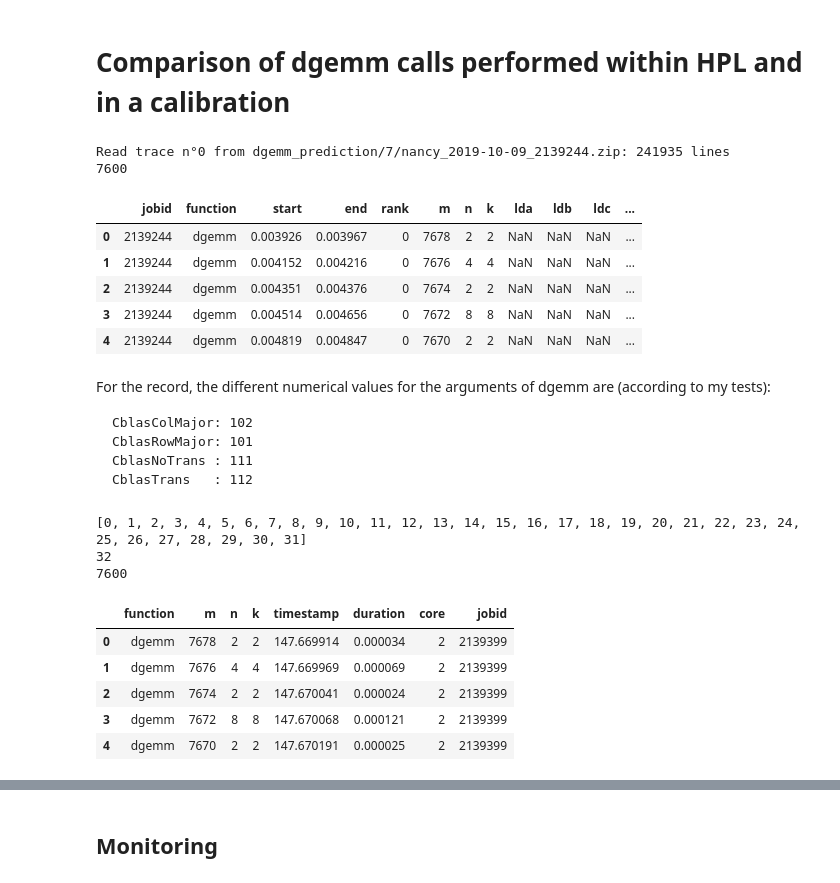
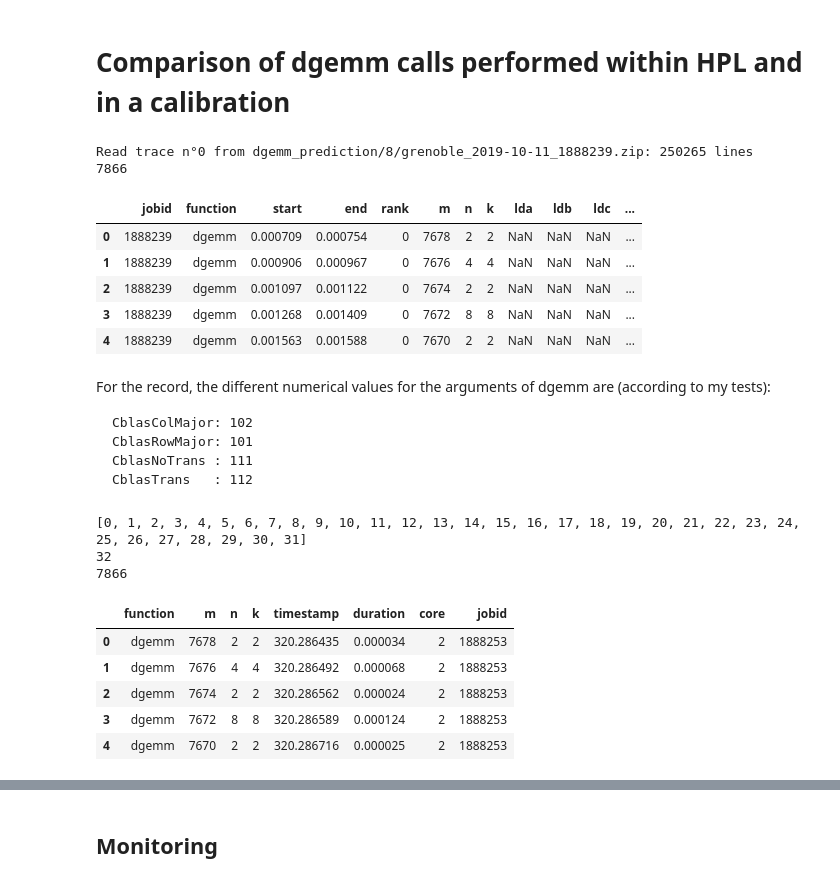
Before and after one commit to Ezibenroc/calibration_analysis, a Jupyter notebook: dahu/hpl/hpl_trace_dgemm_comparison.ipynb, the cells around one changed output, grey strips where cells are left out. Drawn from its saved outputs; the diff is of its cells as text; code cells hidden in the pictures.

````diff
--- a/dahu/hpl/hpl_trace_dgemm_comparison.ipynb
+++ b/dahu/hpl/hpl_trace_dgemm_comparison.ipynb
@@ -26,36 +26,36 @@ def get_yaml(archive_name, yaml_name):
     archive = zipfile.ZipFile(archive_name)
     return yaml.load(io.BytesIO(archive.read(yaml_name)))
 # %%
-archive = 'dgemm_prediction/7/nancy_2019-10-09_2139244.zip'
+archive = 'dgemm_prediction/8/grenoble_2019-10-11_1888239.zip'
 
 def read_archive(archive_name, exp_id):
     blas_col = ['file', 'line', 'function', 'rank', 'timestamp', 'duration', 'm', 'n', 'k', 'lda', 'ldb', 'ldc', 'layout', 'transA', 'transB']
     df = read_csv(archive_name, 'trace_blas_%d.csv' % exp_id, columns=blas_col)
     print('Read trace n°%d from %s: %6d lines' % (exp_id, archive_name, len(df)))
     df['start'] = df.timestamp
     df['end'] = df.timestamp + df.duration
     df = df[['jobid', 'function', 'start', 'end', 'rank', 'm', 'n', 'k', 'lda', 'ldb', 'ldc', 'layout', 'transA', 'transB', 'duration']]
     df['function'] = df['function'].str.strip()
     df['exp_id'] = exp_id
     return df
 
 traces = read_archive(archive, 0)
 
 traces = traces[(traces['function'] == 'dgemm') & (traces['rank'] == 0)].reset_index(drop=True)
 traces.m = traces.m.astype(int)
 traces.n = traces.n.astype(int)
 traces.k = traces.k.astype(int)
 print(len(traces))
 traces.head()
 # %% [output]
-Read trace n°0 from dgemm_prediction/7/nancy_2019-10-09_2139244.zip: 241935 lines
-7600
+Read trace n°0 from dgemm_prediction/8/grenoble_2019-10-11_1888239.zip: 250265 lines
+7866
 |  | jobid | function | start | end | rank | m | n | k | lda | ldb | ldc | ... |
-| 0 | 2139244 | dgemm | 0.003926 | 0.003967 | 0 | 7678 | 2 | 2 | NaN | NaN | NaN | ... |
-| 1 | 2139244 | dgemm | 0.004152 | 0.004216 | 0 | 7676 | 4 | 4 | NaN | NaN | NaN | ... |
-| 2 | 2139244 | dgemm | 0.004351 | 0.004376 | 0 | 7674 | 2 | 2 | NaN | NaN | NaN | ... |
-| 3 | 2139244 | dgemm | 0.004514 | 0.004656 | 0 | 7672 | 8 | 8 | NaN | NaN | NaN | ... |
-| 4 | 2139244 | dgemm | 0.004819 | 0.004847 | 0 | 7670 | 2 | 2 | NaN | NaN | NaN | ... |
+| 0 | 1888239 | dgemm | 0.000709 | 0.000754 | 0 | 7678 | 2 | 2 | NaN | NaN | NaN | ... |
+| 1 | 1888239 | dgemm | 0.000906 | 0.000967 | 0 | 7676 | 4 | 4 | NaN | NaN | NaN | ... |
+| 2 | 1888239 | dgemm | 0.001097 | 0.001122 | 0 | 7674 | 2 | 2 | NaN | NaN | NaN | ... |
+| 3 | 1888239 | dgemm | 0.001268 | 0.001409 | 0 | 7672 | 8 | 8 | NaN | NaN | NaN | ... |
+| 4 | 1888239 | dgemm | 0.001563 | 0.001588 | 0 | 7670 | 2 | 2 | NaN | NaN | NaN | ... |
 # %% [markdown]
 For the record, the different numerical values for the arguments of dgemm are (according to my tests):
 ```
@@ -65,7 +65,7 @@ CblasNoTrans : 111
 CblasTrans   : 112
 ```
 # %%
-calibration_archive = 'dgemm_prediction/7/nancy_2019-10-09_2139399.zip'
+calibration_archive = 'dgemm_prediction/8/grenoble_2019-10-11_1888253.zip'
 traces_calibration = read_csv(calibration_archive, 'result.csv')
 print(list(sorted(traces_calibration['core'].unique())))
 print(len(list(traces_calibration['core'].unique())))
@@ -76,13 +76,13 @@ traces_calibration.head()
 # %% [output]
 [0, 1, 2, 3, 4, 5, 6, 7, 8, 9, 10, 11, 12, 13, 14, 15, 16, 17, 18, 19, 20, 21, 22, 23, 24, 25, 26, 27, 28, 29, 30, 31]
 32
-7600
+7866
 |  | function | m | n | k | timestamp | duration | core | jobid |
-| 0 | dgemm | 7678 | 2 | 2 | 147.669914 | 0.000034 | 2 | 2139399 |
-| 1 | dgemm | 7676 | 4 | 4 | 147.669969 | 0.000069 | 2 | 2139399 |
-| 2 | dgemm | 7674 | 2 | 2 | 147.670041 | 0.000024 | 2 | 2139399 |
-| 3 | dgemm | 7672 | 8 | 8 | 147.670068 | 0.000121 | 2 | 2139399 |
-| 4 | dgemm | 7670 | 2 | 2 | 147.670191 | 0.000025 | 2 | 2139399 |
+| 0 | dgemm | 7678 | 2 | 2 | 320.286435 | 0.000034 | 2 | 1888253 |
+| 1 | dgemm | 7676 | 4 | 4 | 320.286492 | 0.000068 | 2 | 1888253 |
+| 2 | dgemm | 7674 | 2 | 2 | 320.286562 | 0.000024 | 2 | 1888253 |
+| 3 | dgemm | 7672 | 8 | 8 | 320.286589 | 0.000124 | 2 | 1888253 |
+| 4 | dgemm | 7670 | 2 | 2 | 320.286716 | 0.000025 | 2 | 1888253 |
 # %%
 sizelist_hpl = [list(t[1]) for t in traces[['m', 'n', 'k']].iterrows()]
 sizelist_cal = [list(t[1]) for t in traces_calibration[['m', 'n', 'k']].iterrows()]
````
Also changed, not shown: parts of 18 cells of this notebook, 2 other files.
